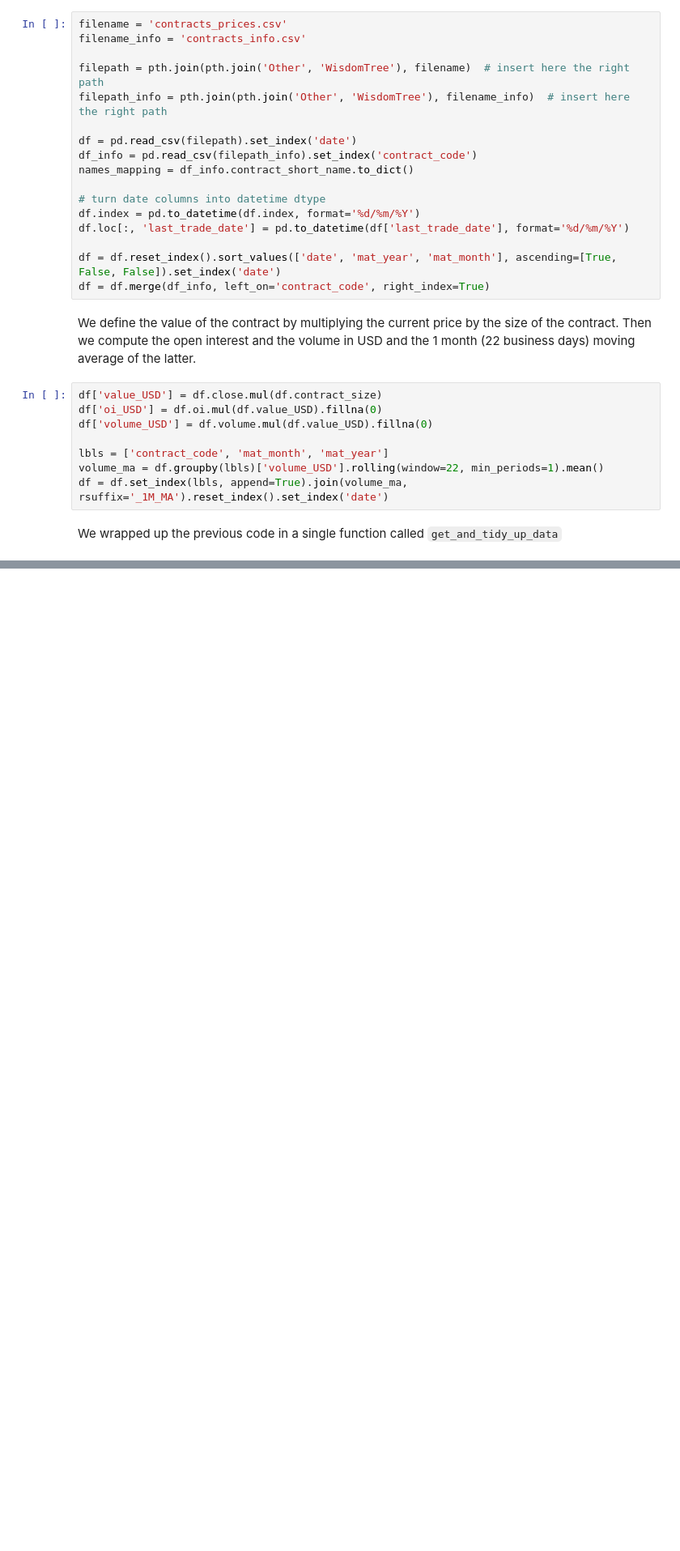
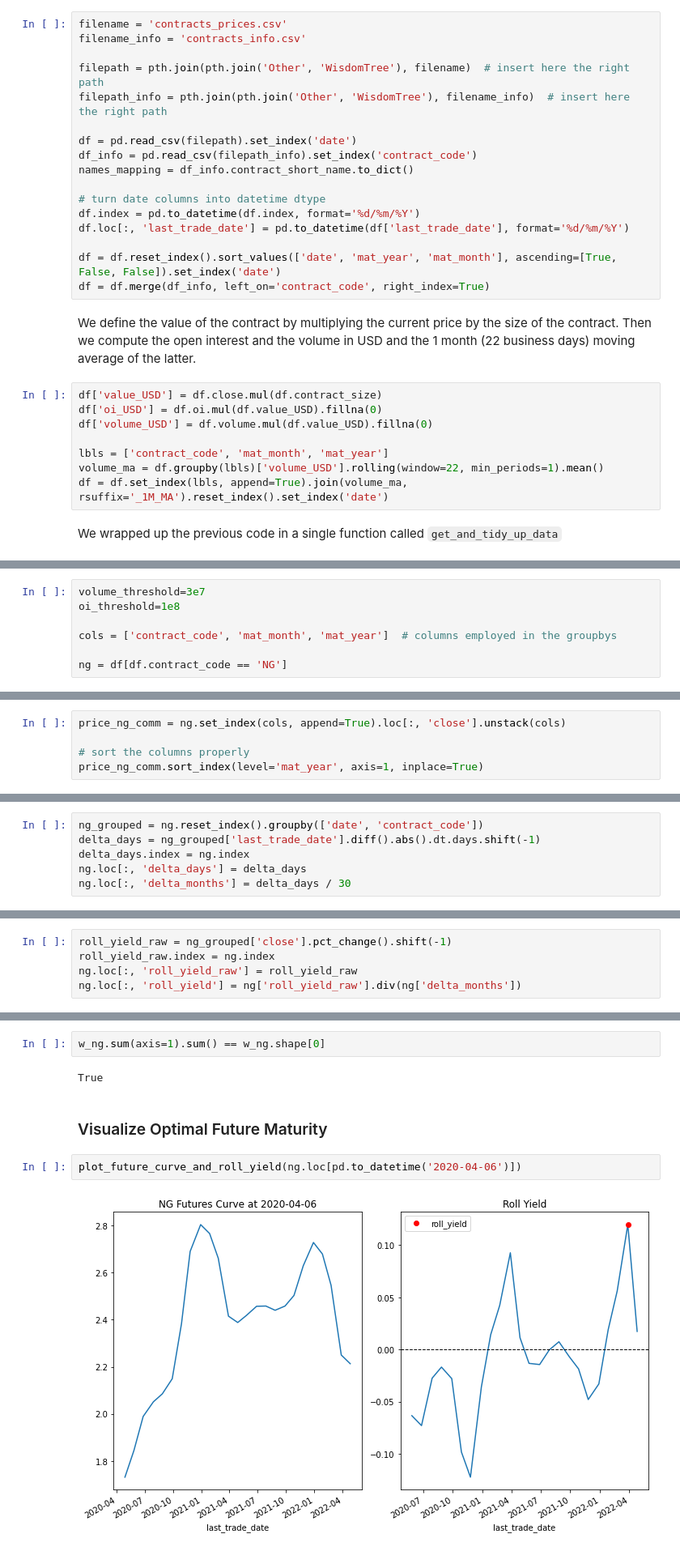
Before and after one commit to lucaberlanda/Magazzino, a Jupyter notebook: WisdomTreeAssignment.ipynb, the cells around one changed output, grey strips where cells are left out. Shown: that part at 81% size. Saved outputs shown, nothing was run; the diff lists cells and outputs as text; blank space fills up the shorter version.

```diff
--- a/WisdomTreeAssignment.ipynb
+++ b/WisdomTreeAssignment.ipynb
@@ -80,0 +90,7 @@ Given that the it has an **open interest of at least 100 USD/mln** and **1-month
+# %%
+volume_threshold=3e7
+oi_threshold=1e8
+
+cols = ['contract_code', 'mat_month', 'mat_year']  # columns employed in the groupbys
+
+ng = df[df.contract_code == 'NG']
@@ -80,0 +99,5 @@ Given that the it has an **open interest of at least 100 USD/mln** and **1-month
+# %%
+price_ng_comm = ng.set_index(cols, append=True).loc[:, 'close'].unstack(cols)
+
+# sort the columns properly
+price_ng_comm.sort_index(level='mat_year', axis=1, inplace=True)
@@ -80,0 +106,6 @@ Given that the it has an **open interest of at least 100 USD/mln** and **1-month
+# %%
+ng_grouped = ng.reset_index().groupby(['date', 'contract_code'])
+delta_days = ng_grouped['last_trade_date'].diff().abs().dt.days.shift(-1)
+delta_days.index = ng.index
+ng.loc[:, 'delta_days'] = delta_days
+ng.loc[:, 'delta_months'] = delta_days / 30
@@ -80,0 +120,5 @@ Given that the it has an **open interest of at least 100 USD/mln** and **1-month
+# %%
+roll_yield_raw = ng_grouped['close'].pct_change().shift(-1)
+roll_yield_raw.index = ng.index
+ng.loc[:, 'roll_yield_raw'] = roll_yield_raw
+ng.loc[:, 'roll_yield'] = ng['roll_yield_raw'].div(ng['delta_months'])
@@ -80,0 +145,10 @@ Given that the it has an **open interest of at least 100 USD/mln** and **1-month
+# %%
+w_ng.sum(axis=1).sum() == w_ng.shape[0]
+# %% [output]
+True
+# %% [markdown]
+### Visualize Optimal Future Maturity
+# %%
+plot_future_curve_and_roll_yield(ng.loc[pd.to_datetime('2020-04-06')])
+# %% [output]
+[figure, added]
```
Also changed, not shown: parts of 28 cells of this notebook, 2 other files.
